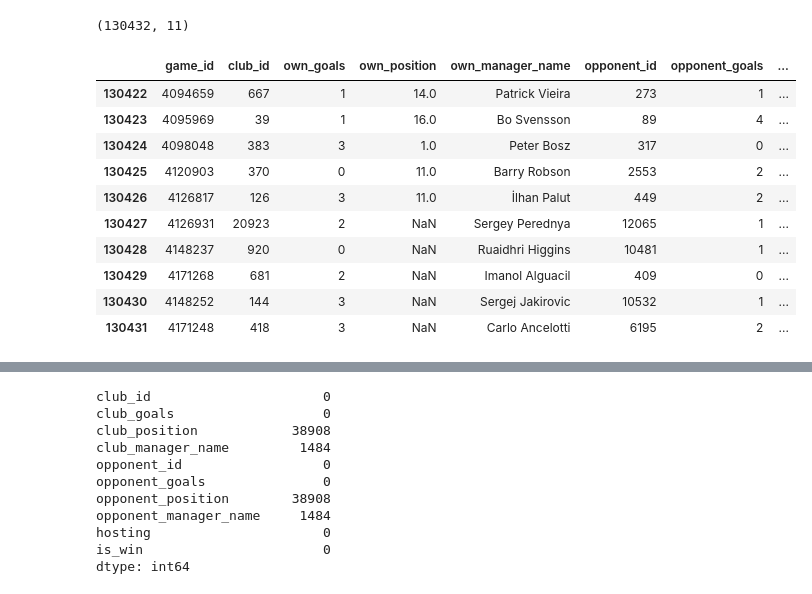
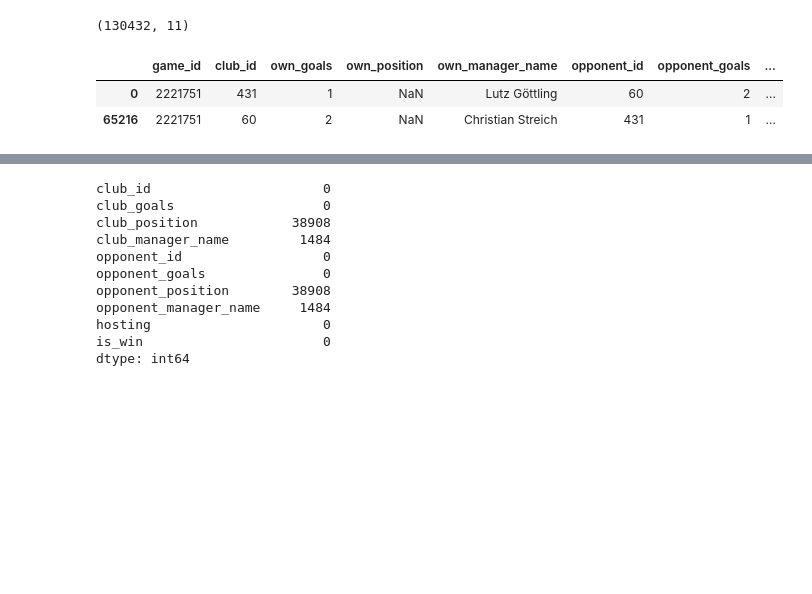
Before and after one commit to RiccardoPili/Football-Data-Analysis, a Jupyter notebook: club_games.ipynb, the cells around one changed output, grey strips where cells are left out. Drawn from its saved outputs; the diff is of its cells as text; code cells hidden in the pictures; blank space fills up the shorter version.

```diff
--- a/club_games.ipynb
+++ b/club_games.ipynb
@@ -14,18 +14,17 @@ club_games_df.shape
 (130432, 11)
 # %%
 club_games_df.tail(10)
+
+duplicates = club_games_df[club_games_df.duplicated(subset= ['game_id'], keep = False)]
+duplicates
+
+club_games_df.query('game_id == 2221751')
+
+# le partite sono tutte doppie (con club ed opponent scambiati)
 # %% [output]
 |  | game_id | club_id | own_goals | own_position | own_manager_name | opponent_id | opponent_goals | ... |
-| 130422 | 4094659 | 667 | 1 | 14.0 | Patrick Vieira | 273 | 1 | ... |
-| 130423 | 4095969 | 39 | 1 | 16.0 | Bo Svensson | 89 | 4 | ... |
-| 130424 | 4098048 | 383 | 3 | 1.0 | Peter Bosz | 317 | 0 | ... |
-| 130425 | 4120903 | 370 | 0 | 11.0 | Barry Robson | 2553 | 2 | ... |
-| 130426 | 4126817 | 126 | 3 | 11.0 | İlhan Palut | 449 | 2 | ... |
-| 130427 | 4126931 | 20923 | 2 | NaN | Sergey Perednya | 12065 | 1 | ... |
-| 130428 | 4148237 | 920 | 0 | NaN | Ruaidhri Higgins | 10481 | 1 | ... |
-| 130429 | 4171268 | 681 | 2 | NaN | Imanol Alguacil | 409 | 0 | ... |
-| 130430 | 4148252 | 144 | 3 | NaN | Sergej Jakirovic | 10532 | 1 | ... |
-| 130431 | 4171248 | 418 | 3 | NaN | Carlo Ancelotti | 6195 | 2 | ... |
+| 0 | 2221751 | 431 | 1 | NaN | Lutz Göttling | 60 | 2 | ... |
+| 65216 | 2221751 | 60 | 2 | NaN | Christian Streich | 431 | 1 | ... |
 # %%
 club_games_df = club_games_df.set_index('game_id')
 club_games_df.head(10)
```
Also changed, not shown: parts of 3 cells of this notebook.
